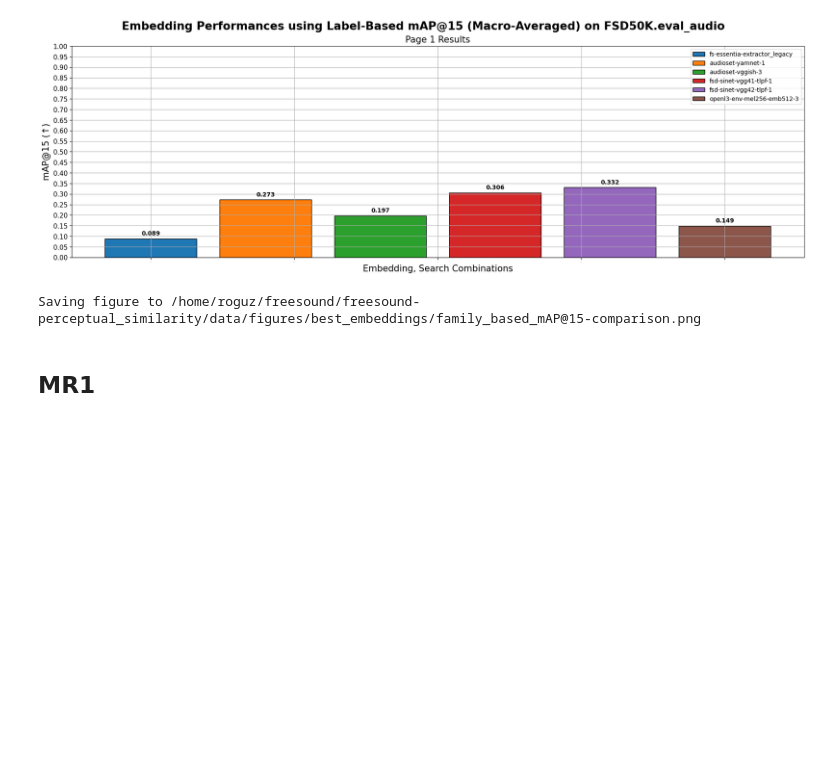
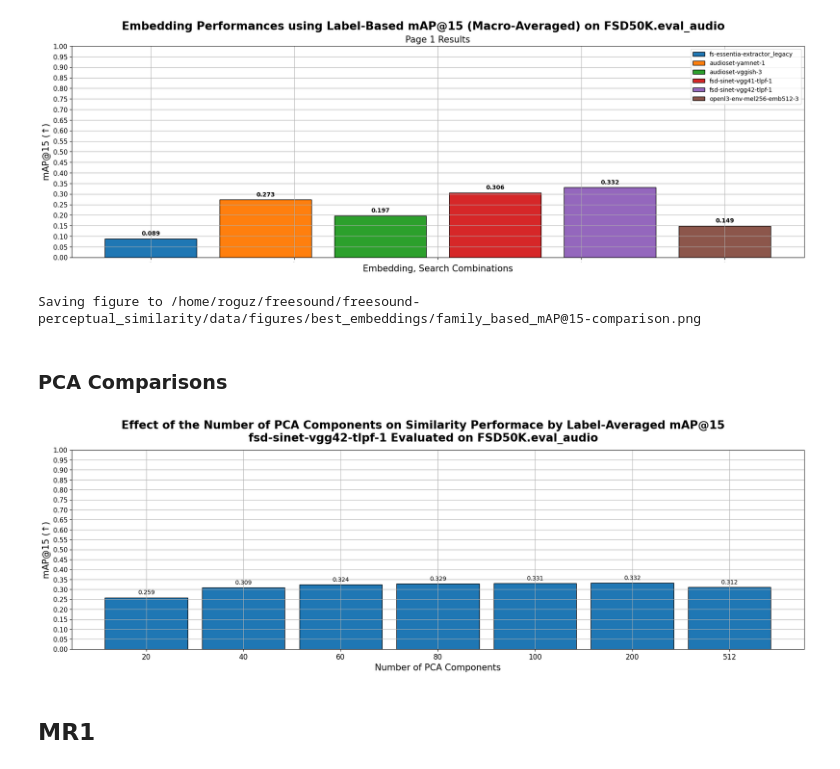
Before and after one commit to raraz15/semantic-sound-similarity, a Jupyter notebook: code/notebooks/metrics_plot.ipynb, the cells around one changed output. Drawn from its saved outputs; the diff is of its cells as text; code cells hidden in the pictures; blank space fills up the shorter version.

Commit message:
PCA comparison plot

```diff
--- a/code/notebooks/metrics_plot.ipynb
+++ b/code/notebooks/metrics_plot.ipynb
@@ -70,5 +67,13 @@ plot_family_map_multimodel(models, save_fig=True, save_dir=save_dir)
 # %% [output]
 Saving figure to /home/roguz/freesound/freesound-perceptual_similarity/data/figures/best_embeddings/family_based_mAP@15-comparison.png
+# %% [markdown]
+### PCA Comparisons
+# %%
+plot_macro_map_at_15_PCA_comparisons(("fsd-sinet-vgg42-tlpf-1", "mean", "True", "nn"))
+plot_macro_map_at_15_PCA_comparisons(("fsd-sinet-vgg41-tlpf-1", "mean", "True", "nn"))
+plot_macro_map_at_15_PCA_comparisons(("audioset-yamnet-1", "mean", "True", "nn"))
+# %% [output]
+[figure, added]
 # %% [markdown]
 ## MR1
 # %%
```
Also changed, not shown: parts of 2 cells of this notebook, 1 other file.
